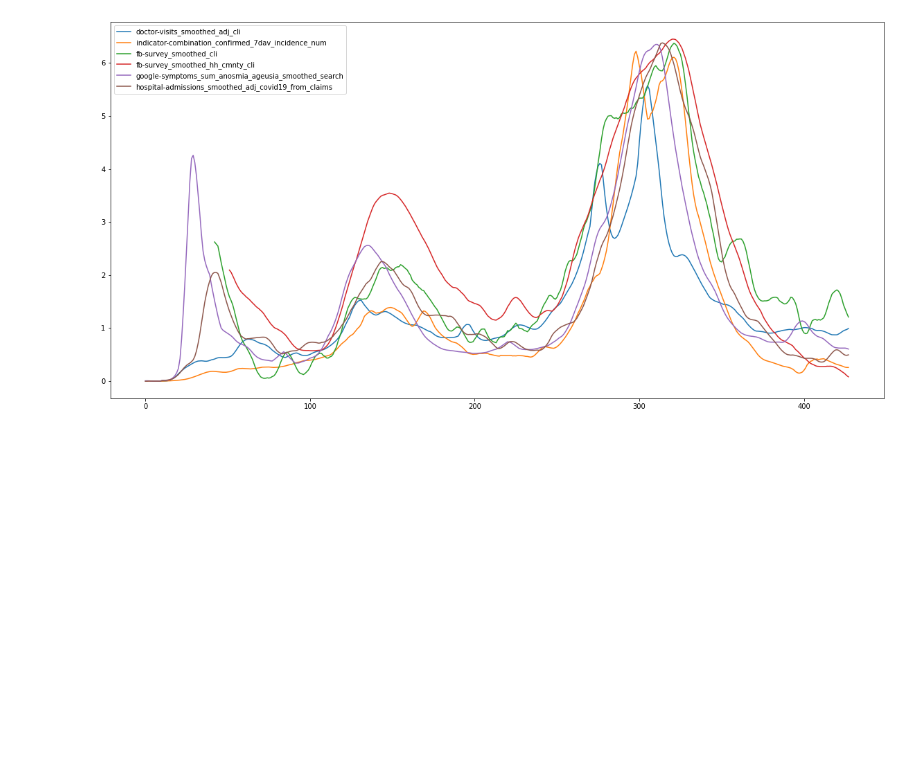
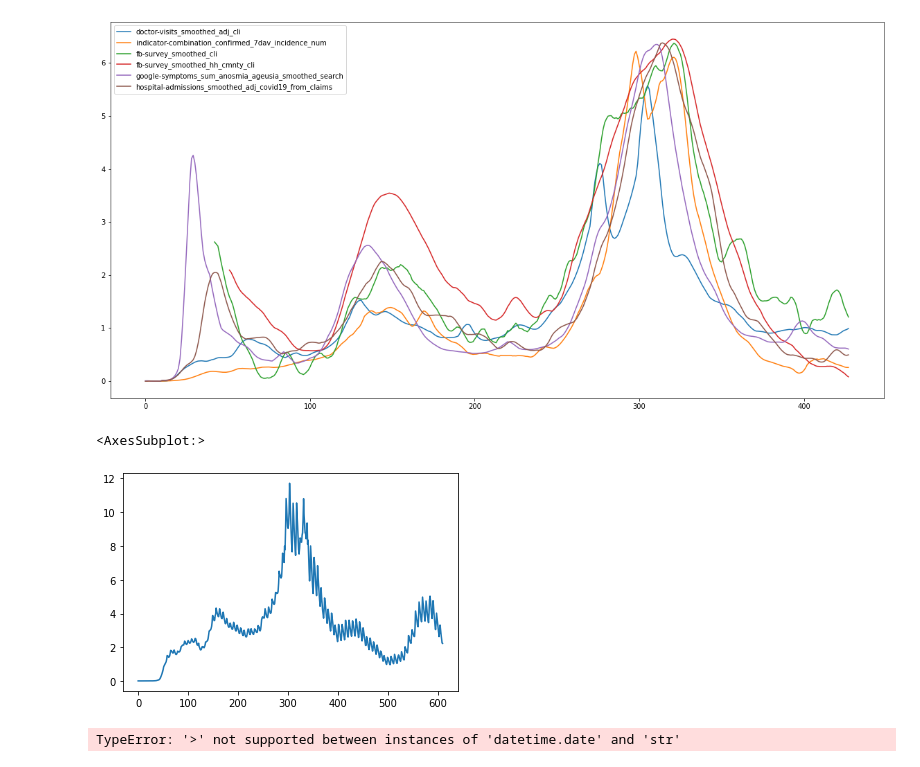
Before and after one commit to Kristofvagymi/dipterv, a Jupyter notebook: python/Data collect.ipynb, the cells around one changed output. Saved outputs shown, nothing was run; the diff lists cells and outputs as text; code cells hidden in the pictures; blank space fills up the shorter version.

```diff
--- a/python/Data collect.ipynb
+++ b/python/Data collect.ipynb
@@ -15,7 +15,7 @@ warnings.filterwarnings('ignore')
 ## Paramters
 # %%
 start_date = date(2020, 1, 1)
-end_date = date(2021, 5, 2)
+end_date = date(2021, 11, 11)
 # %% [markdown]
 ## Looking for relevant datasets
 # %% [markdown]
@@ -384,3 +384,20 @@ normalized_smoothed.plot(figsize=(20,10))
 [figure]
 # %%
 normalized_smoothed.to_csv('smoothed_normalized.csv', index=False)
+# %%
+full_usa = covidcast.signal("chng-cli", "smoothed_outpatient_cli",
+                                          start_date, end_date,
+                                          "nation")
+full_usa.reset_index(inplace=True)
+del full_usa['index']
+# %%
+full_usa.value.plot()
+# %% [output]
+<AxesSubplot:>
+[figure, added]
+# %%
+ca_dv_smoothed_adj_cli = covidcast.signal("pcr_specimen_positivity_rate",
+                                          start_date, end_date,
+                                          "state",geo_values=["CA"])
+# %% [output]
+TypeError: '>' not supported between instances of 'datetime.date' and 'str'
```
Also changed, not shown: 20 other files.
